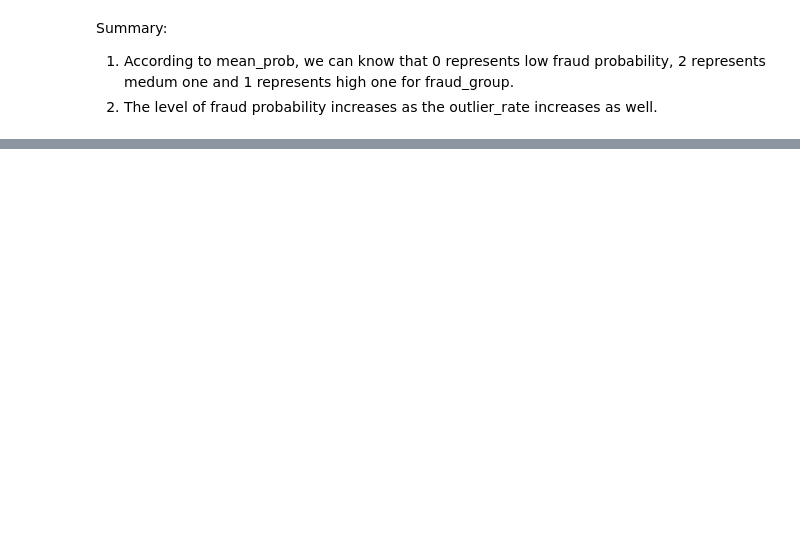
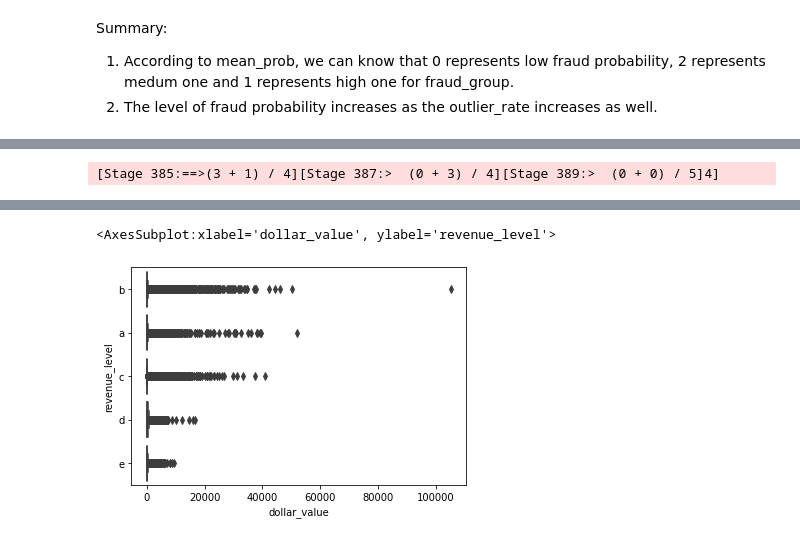
Before and after one commit to MAST30034-Applied-Data-Science/generic-buy-now-pay-later-project-group-27, a Jupyter notebook: notebooks/fraud.ipynb, the cells around one changed output, grey strips where cells are left out. Saved outputs shown, nothing was run; the diff lists cells and outputs as text; code cells hidden in the pictures; blank space fills up the shorter version.

```diff
--- a/notebooks/fraud.ipynb
+++ b/notebooks/fraud.ipynb
@@ -273,0 +261,4 @@ only showing top 20 rows
+# %%
+sns.boxplot(data=add_fraud.sample(False, 0.1).toPandas(), x="dollar_value", y="revenue_level")
+# %% [output]
+[Stage 385:==>(3 + 1) / 4][Stage 387:>  (0 + 3) / 4][Stage 389:>  (0 + 0) / 5]4]
@@ -273,0 +266,2 @@ only showing top 20 rows
+<AxesSubplot:xlabel='dollar_value', ylabel='revenue_level'>
+[figure, added]
```
Also changed, not shown: parts of 33 cells of this notebook, 4 other files.
